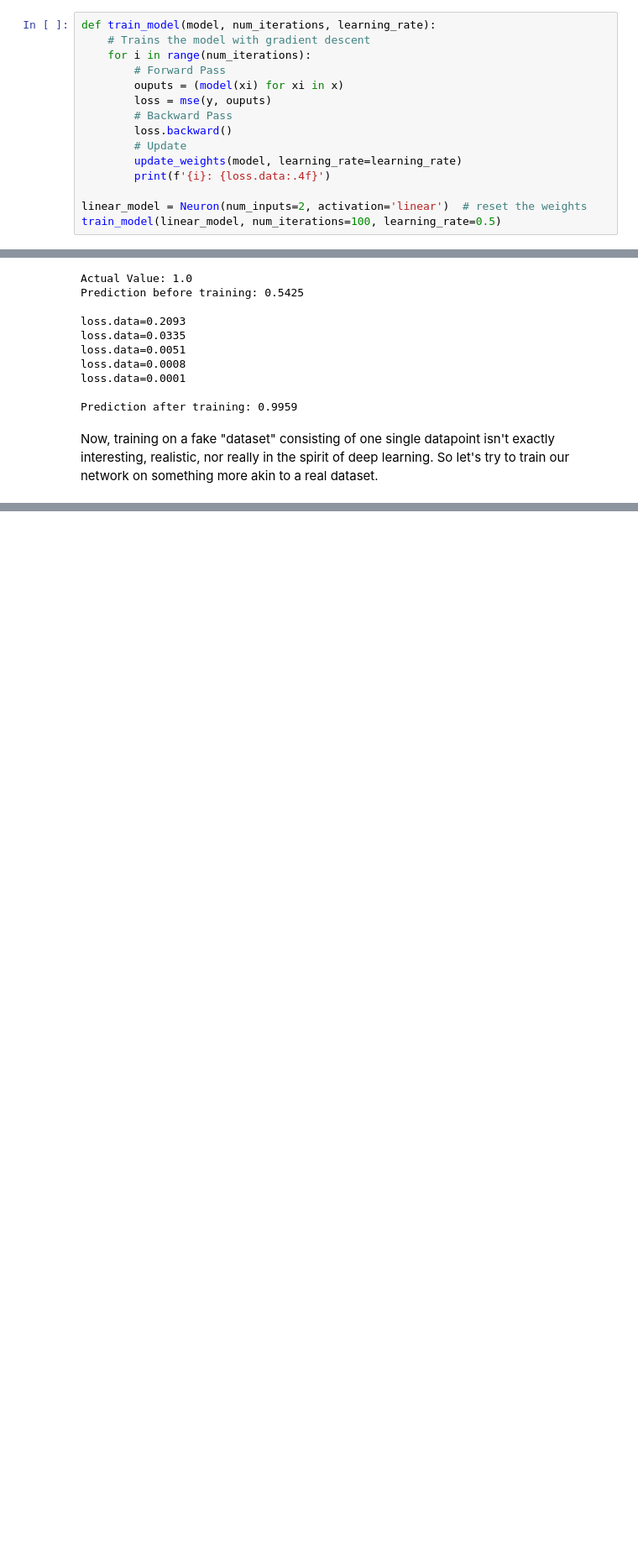
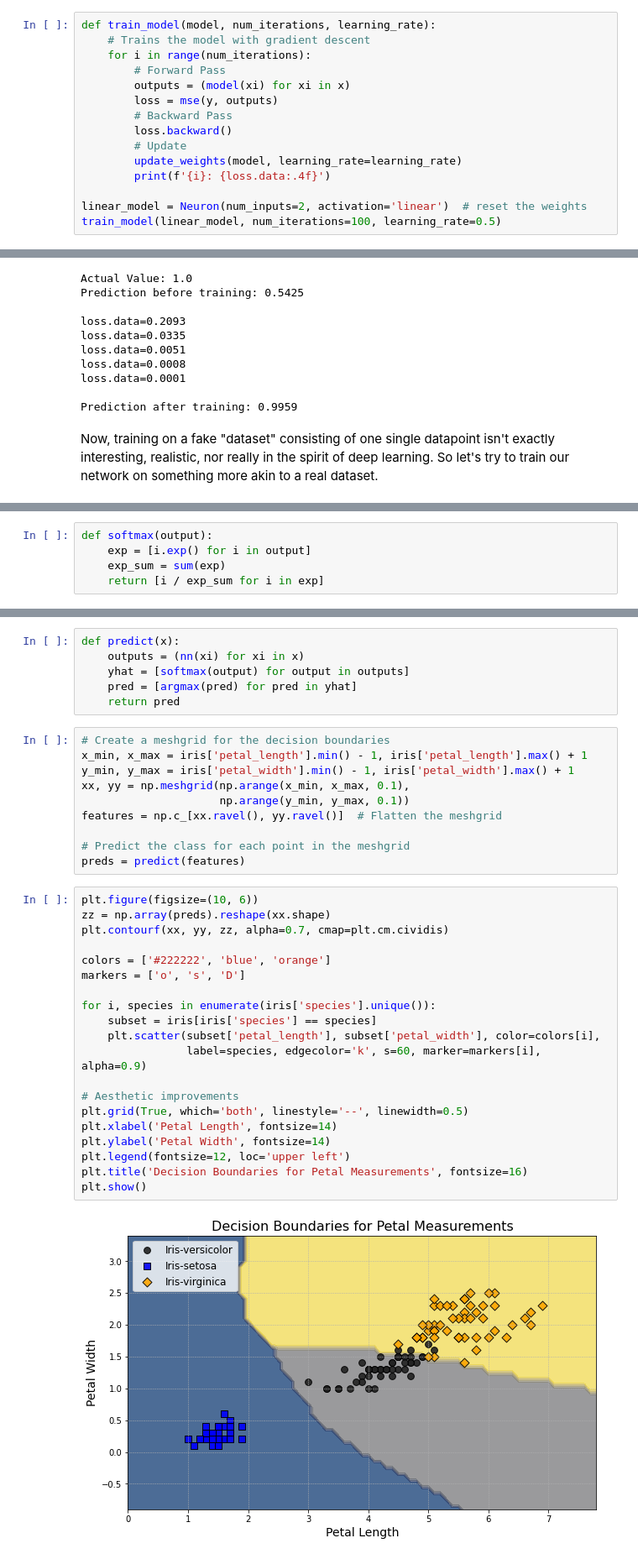
Before and after one commit to hakonmh/DL-architectures-from-scratch, a Jupyter notebook: notebooks/2. vanilla_nn.ipynb, the cells around one changed output, grey strips where cells are left out. Shown at 84% size. Saved outputs shown, nothing was run; the diff lists cells and outputs as text; blank space fills up the shorter version.

```diff
--- a/notebooks/2. vanilla_nn.ipynb
+++ b/notebooks/2. vanilla_nn.ipynb
@@ -241,8 +246,8 @@ def train_model(model, num_iterations, learning_rate):
     # Trains the model with gradient descent
     for i in range(num_iterations):
         # Forward Pass
-        ouputs = (model(xi) for xi in x)
-        loss = mse(y, ouputs)
+        outputs = (model(xi) for xi in x)
+        loss = mse(y, outputs)
         # Backward Pass
         loss.backward()
         # Update
@@ -473,0 +582,5 @@ Now, training on a fake "dataset" consisting of one single datapoint isn't exact
+# %%
+def softmax(output):
+    exp = [i.exp() for i in output]
+    exp_sum = sum(exp)
+    return [i / exp_sum for i in exp]
@@ -473,0 +675,38 @@ Now, training on a fake "dataset" consisting of one single datapoint isn't exact
+# %%
+def predict(x):
+    outputs = (nn(xi) for xi in x)
+    yhat = [softmax(output) for output in outputs]
+    pred = [argmax(pred) for pred in yhat]
+    return pred
+# %%
+# Create a meshgrid for the decision boundaries
+x_min, x_max = iris['petal_length'].min() - 1, iris['petal_length'].max() + 1
+y_min, y_max = iris['petal_width'].min() - 1, iris['petal_width'].max() + 1
+xx, yy = np.meshgrid(np.arange(x_min, x_max, 0.1),
+                     np.arange(y_min, y_max, 0.1))
+features = np.c_[xx.ravel(), yy.ravel()]  # Flatten the meshgrid
+
+# Predict the class for each point in the meshgrid
+preds = predict(features)
+# %%
+plt.figure(figsize=(10, 6))
+zz = np.array(preds).reshape(xx.shape)
+plt.contourf(xx, yy, zz, alpha=0.7, cmap=plt.cm.cividis)
+
+colors = ['#222222', 'blue', 'orange']
+markers = ['o', 's', 'D']
+
+for i, species in enumerate(iris['species'].unique()):
+    subset = iris[iris['species'] == species]
+    plt.scatter(subset['petal_length'], subset['petal_width'], color=colors[i],
+                label=species, edgecolor='k', s=60, marker=markers[i], alpha=0.9)
+
+# Aesthetic improvements
+plt.grid(True, which='both', linestyle='--', linewidth=0.5)
+plt.xlabel('Petal Length', fontsize=14)
+plt.ylabel('Petal Width', fontsize=14)
+plt.legend(fontsize=12, loc='upper left')
+plt.title('Decision Boundaries for Petal Measurements', fontsize=16)
+plt.show()
+# %% [output]
+[figure, added]
```
Also changed, not shown: parts of 19 cells of this notebook.
